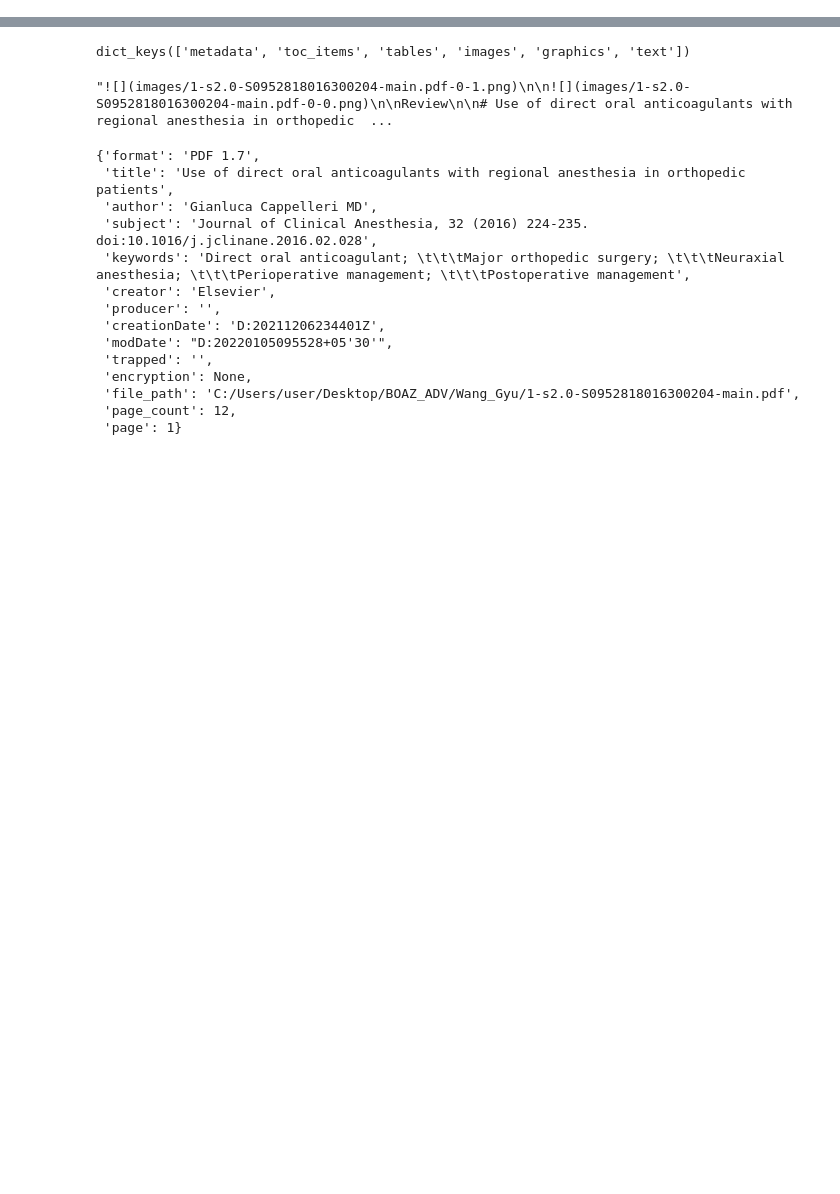
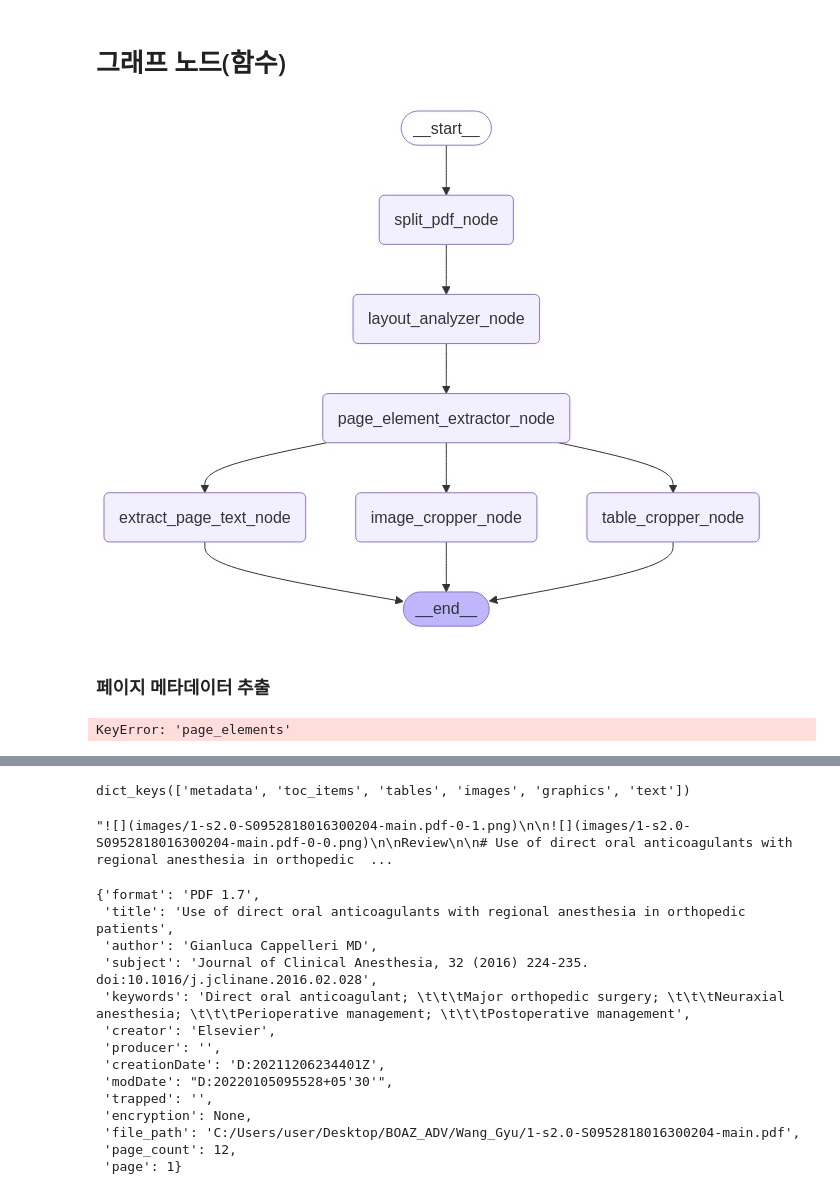
Before and after one commit to yoonwanggyu/BOAZ_ADV, a Jupyter notebook: Wang_Gyu/Data_preprocessing.ipynb, the cells around one changed output, grey strips where cells are left out. Drawn from its saved outputs; the diff is of its cells as text; code cells hidden in the pictures; blank space fills up the shorter version.

```diff
--- a/Wang_Gyu/Data_preprocessing.ipynb
+++ b/Wang_Gyu/Data_preprocessing.ipynb
@@ -1,19 +0,0 @@
-# %%
-import requests
-from dotenv import load_dotenv
-import os
-
-# API 키 정보 로드
-load_dotenv()
-
-# upstage 불러오기
-analyzer_api = os.environ.get("UPSTAGE_API_KEY")
-
-file_path = 'C:/Users/user/Desktop/BOAZ_ADV/Wang_Gyu/1-s2.0-S0952818016300204-main.pdf'
-
-# API 요청 보내기
-response = requests.post(
-    "https://api.upstage.ai/v1/document-ai/layout-analysis",
-    headers = {"Authorization": f"Bearer {analyzer_api}"},
-    data={"ocr": False},
-    files={"document": open(file_path, "rb")})
@@ -61,0 +111,2 @@ output['elements']
+# %% [markdown]
+# 그래프 노드(함수)
@@ -61,0 +157,53 @@ output['elements']
+# %%
+from langgraph.graph import END, StateGraph
+from langgraph.checkpoint.memory import MemorySaver
+from IPython.display import Image, display
+
+# LangGraph을 생성
+workflow = StateGraph(GraphState)
+
+# 노드들을 정의합니다.
+workflow.add_node("split_pdf_node", split_pdf_node)
+workflow.add_node("layout_analyzer_node", layout_analyze_node)
+workflow.add_node("page_element_extractor_node", page_element_extractor_node)
+workflow.add_node("image_cropper_node", image_cropper_node)
+workflow.add_node("table_cropper_node", table_cropper_node)
+workflow.add_node("extract_page_text_node", extract_page_text)
+# workflow.add_node("page_summary_node", page_summary_node)
+# workflow.add_node("image_summary_node", image_summary_node)
+# workflow.add_node("table_summary_node", table_summary_node)
+# workflow.add_node("table_markdown_node", table_markdown_extractor)
+
+# 각 노드들을 연결합니다.
+workflow.add_edge("split_pdf_node", "layout_analyzer_node")
+workflow.add_edge("layout_analyzer_node", "page_element_extractor_node")
+workflow.add_edge("page_element_extractor_node", "image_cropper_node")
+workflow.add_edge("page_element_extractor_node", "table_cropper_node")
+workflow.add_edge("page_element_extractor_node", "extract_page_text_node")
+
+workflow.add_edge("image_cropper_node", END)
+workflow.add_edge("table_cropper_node", END)
+workflow.add_edge("extract_page_text_node", END)
+# workflow.add_edge("image_cropper_node", "page_summary_node")
+# workflow.add_edge("table_cropper_node", "page_summary_node")
+# workflow.add_edge("extract_page_text_node", "page_summary_node")
+# workflow.add_edge("page_summary_node", "image_summary_node")
+# workflow.add_edge("page_summary_node", "table_summary_node")
+# workflow.add_edge("image_summary_node", END)
+# workflow.add_edge("table_summary_node", "table_markdown_node")
+# workflow.add_edge("table_markdown_node", END)
+
+workflow.set_entry_point("split_pdf_node")
+
+memory = MemorySaver()
+app = workflow.compile(checkpointer=memory)
+
+try:
+    display(
+        Image(app.get_graph(xray=True).draw_mermaid_png())
+    )  # 실행 가능한 객체의 그래프를 mermaid 형식의 PNG로 그려서 표시합니다. xray=True는 추가적인 세부 정보를 포함합니다.
+except:
+    # 이 부분은 추가적인 의존성이 필요하며 선택적으로 실행됩니다.
+    pass
+# %% [output]
+[figure, added]
@@ -61,0 +243,2 @@ output['elements']
+# %% [markdown]
+### 페이지 메타데이터 추출
@@ -61,0 +355,4 @@ output['elements']
+# %%
+state["page_elements"][0]
+# %% [output]
+KeyError: 'page_elements'
```
Also changed, not shown: parts of 38 cells of this notebook, 13 other files.
